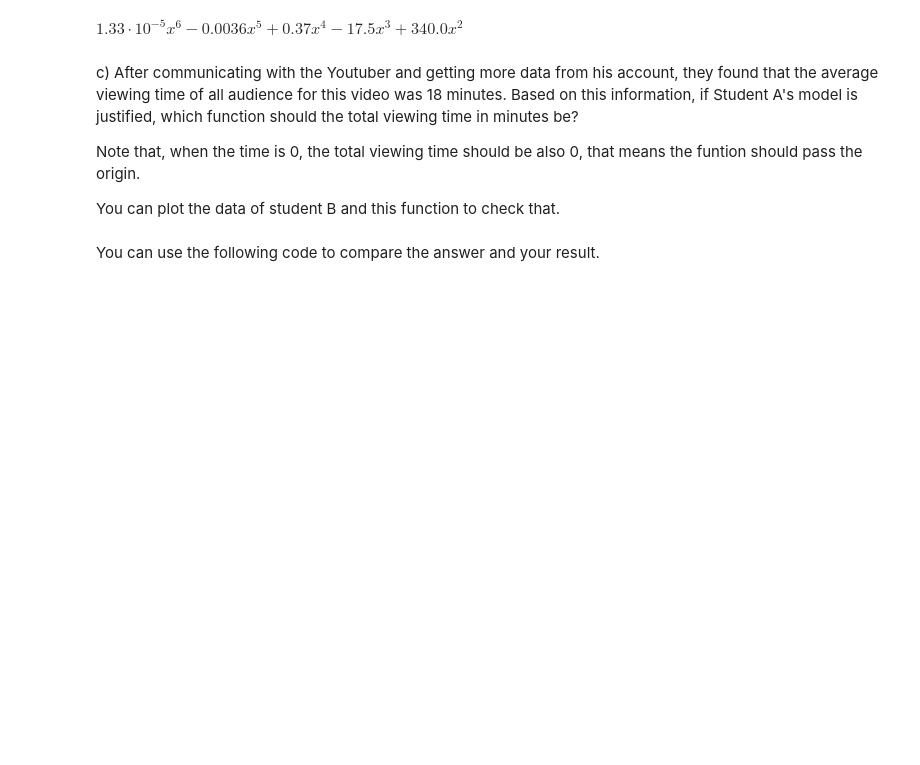
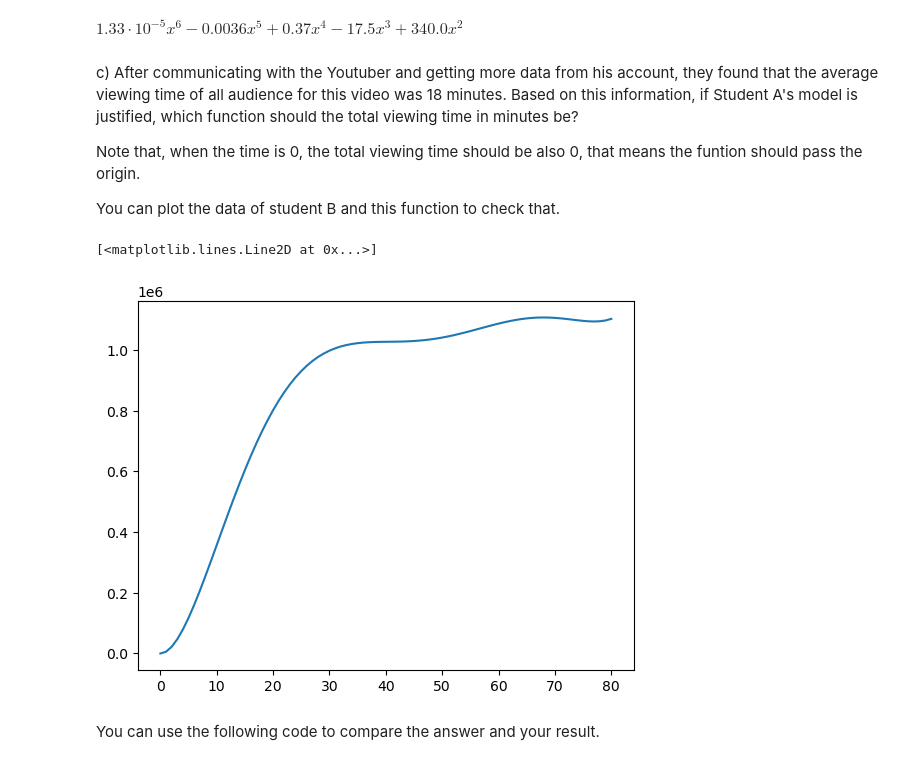
Before and after one commit to wmartynaa/computational-thinking-week-individual-14547937, a Jupyter notebook: challenge_calculus/Review_Calculus.ipynb, the cells around one changed output. Cells and saved outputs as stored; diff of their text form; code cells hidden in the pictures; blank space fills up the shorter version.

Commit message:
plotted data B

```diff
--- a/challenge_calculus/Review_Calculus.ipynb
+++ b/challenge_calculus/Review_Calculus.ipynb
@@ -117,6 +117,20 @@ You can plot the data of student B and this function to check that.
 def IntegralPoly(x):
     y = 18*((1.33*(10**-5)*(x**6))-(0.0036*x**5)+(0.37*x**4)-(17.5*x**3)+(340.0*x**2))
     return y
+# %%
+def f(x):
+    y = 18*((1.33*(10**-5)*(x**6))-(0.0036*x**5)+(0.37*x**4)-(17.5*x**3)+(340.0*x**2))
+    return y
+
+df_B = pd.read_csv("data_student_B.csv")
+
+x = df_B["time (h)"]
+y = f(x)
+
+plt.plot(f(x))
+# %% [output]
+[<matplotlib.lines.Line2D at 0x...>]
+[figure, added]
 # %% [markdown]
 You can use the following code to compare the answer and your result.
 # %%
```
